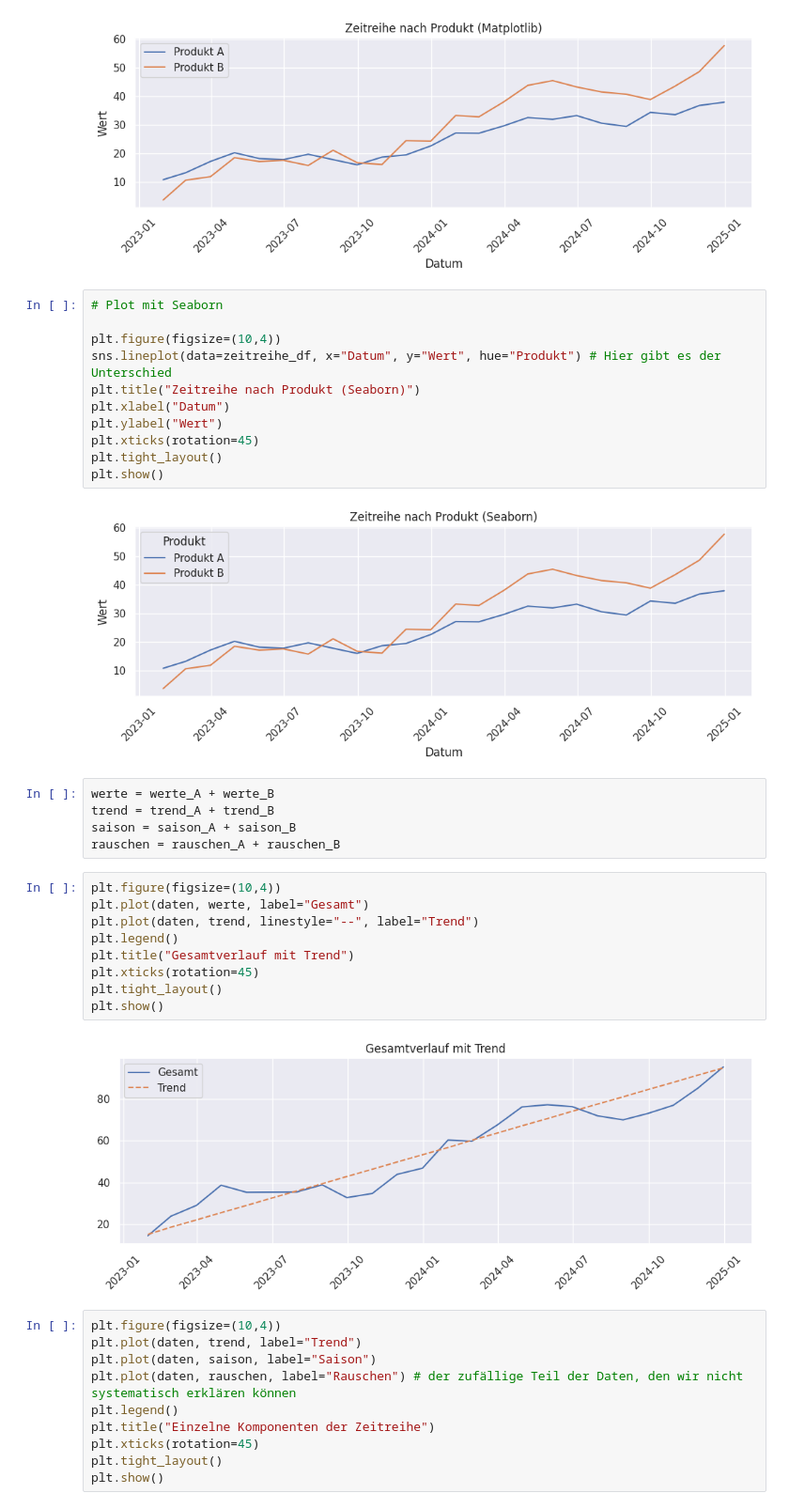
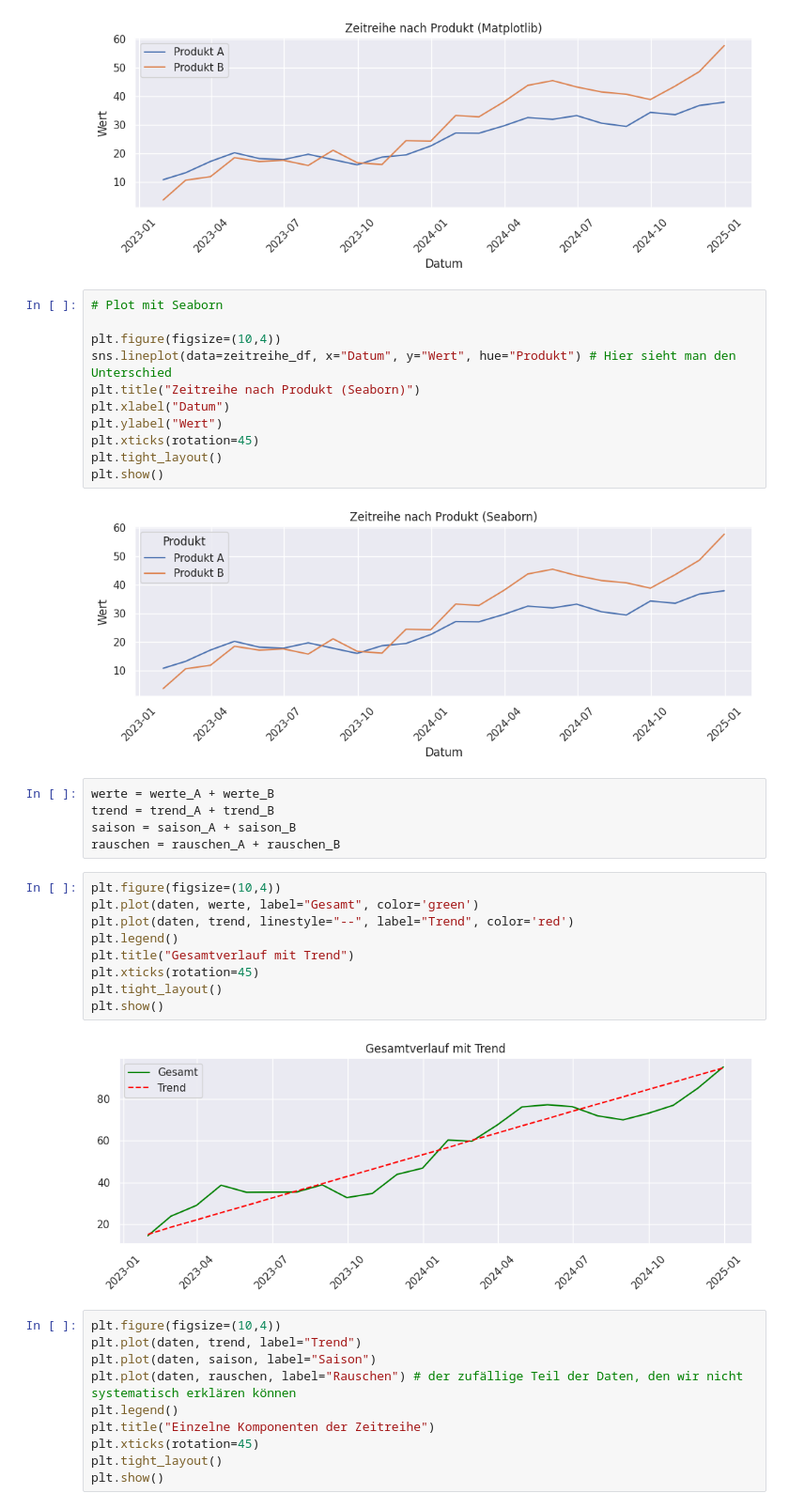
Before and after one commit to chiaoya/Deep-Learning-Foundations-Python-Tensorflow, a Jupyter notebook: notebook/DL_Day1_afternoon_Python.ipynb, the cells around one changed output. Shown at 94% size. Cells and saved outputs as stored; diff of their text form.

```diff
--- a/notebook/DL_Day1_afternoon_Python.ipynb
+++ b/notebook/DL_Day1_afternoon_Python.ipynb
@@ -381,7 +383,7 @@ plt.show()
 # Plot mit Seaborn
 
 plt.figure(figsize=(10,4))
-sns.lineplot(data=zeitreihe_df, x="Datum", y="Wert", hue="Produkt") # Hier gibt es der Unterschied
+sns.lineplot(data=zeitreihe_df, x="Datum", y="Wert", hue="Produkt") # Hier sieht man den Unterschied
 plt.title("Zeitreihe nach Produkt (Seaborn)")
 plt.xlabel("Datum")
 plt.ylabel("Wert")
@@ -397,15 +399,15 @@ saison = saison_A + saison_B
 rauschen = rauschen_A + rauschen_B
 # %%
 plt.figure(figsize=(10,4))
-plt.plot(daten, werte, label="Gesamt")
-plt.plot(daten, trend, linestyle="--", label="Trend")
+plt.plot(daten, werte, label="Gesamt", color='green')
+plt.plot(daten, trend, linestyle="--", label="Trend", color='red')
 plt.legend()
 plt.title("Gesamtverlauf mit Trend")
 plt.xticks(rotation=45)
 plt.tight_layout()
 plt.show()
 # %% [output]
-[figure, old version]
+[figure, new version]
 # %%
 plt.figure(figsize=(10,4))
 plt.plot(daten, trend, label="Trend")
```
Also changed, not shown: parts of 5 cells of this notebook.
